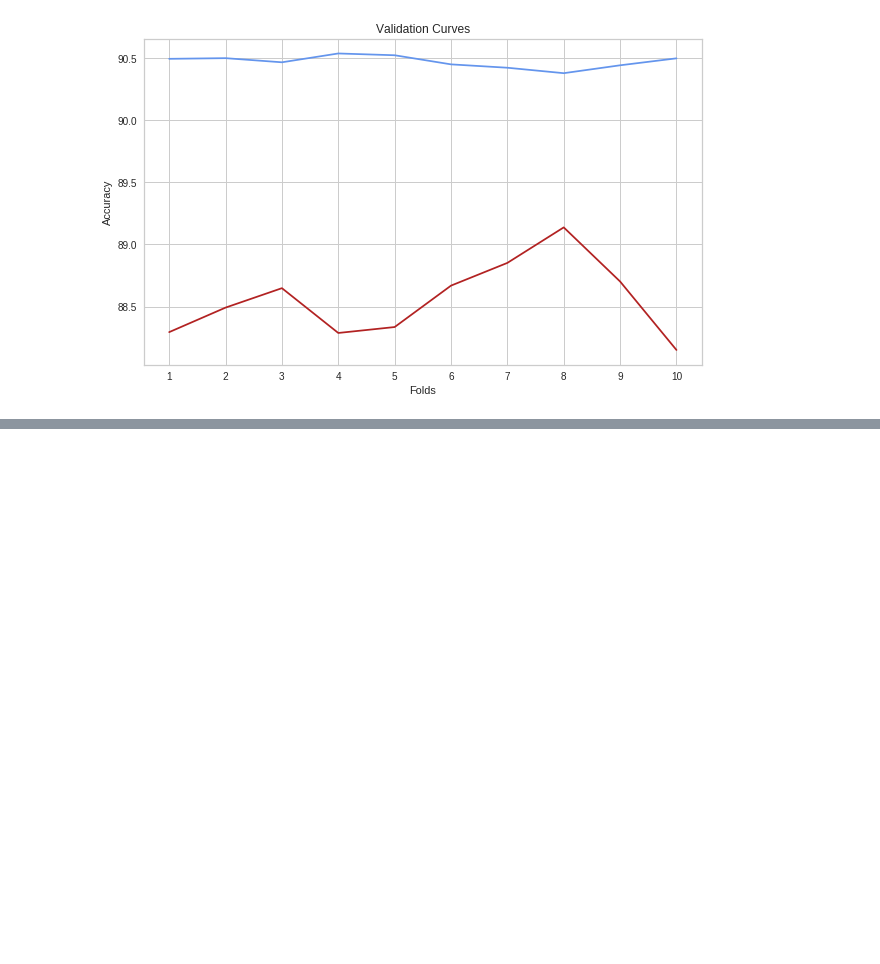
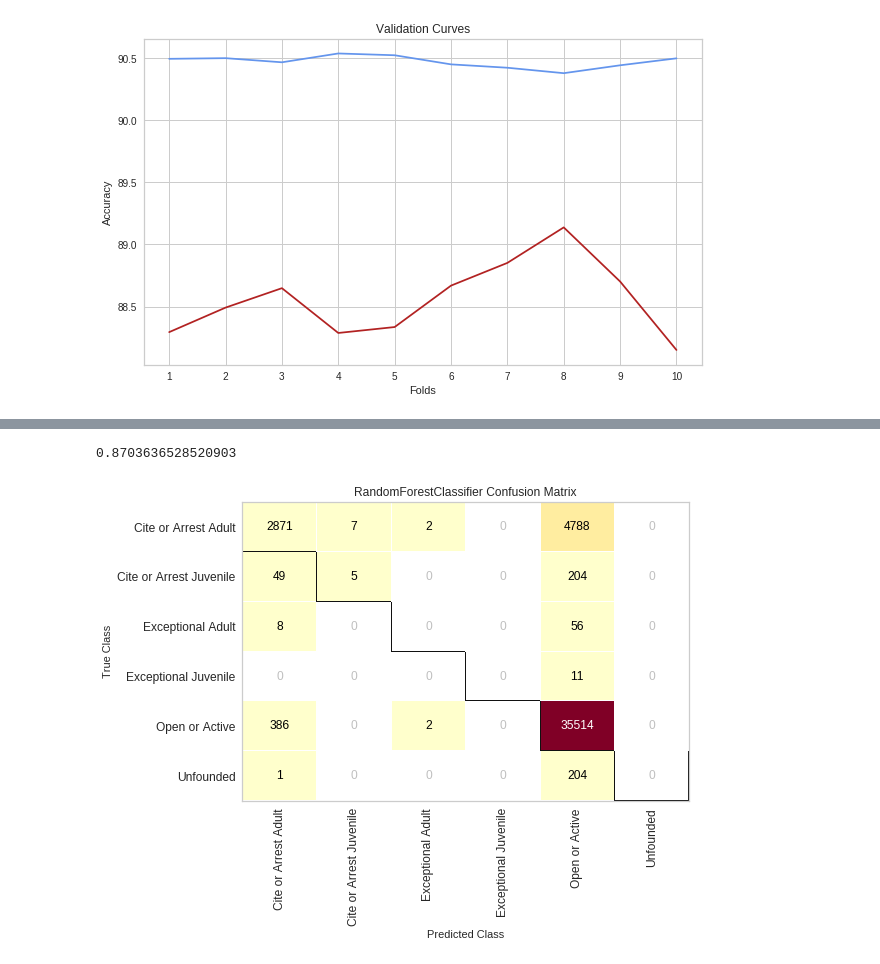
Before and after one commit to doumbiassa/sanfrancisco_crime_reports, a Jupyter notebook: md_sanfrancisco_crime.ipynb, the cells around one changed output, grey strips where cells are left out. Saved outputs shown, nothing was run; the diff lists cells and outputs as text; code cells hidden in the pictures; blank space fills up the shorter version.

```diff
--- a/md_sanfrancisco_crime.ipynb
+++ b/md_sanfrancisco_crime.ipynb
@@ -707,9 +656,23 @@ pca = PCA(n_components=10)
 X_pca = pca.fit_transform(X)
 X_pca = pd.DataFrame(X_pca)
 # %%
-X_train, X_test, y_train, y_test = train_test_split(X_pca,y,test_size = .3, random_state = 212)
+X_pca_train, X__pca_test, y_pca_train, y_pca_test = train_test_split(X_pca,y,test_size = .3, random_state = 212)
 # %%
-clf_RF_weights.fit(X_train,y_train)
-y_hat = clf_RF_weights.predict(X_test)
-acc = accuracy_score(y_test,y_hat)
+clf_RF_weights.fit(X_pca_train,y_pca_train)
+y_pca_hat = clf_RF_weights.predict(X_pca_test)
+acc = accuracy_score(y_pca_test,y_hat)
 print(acc)
+# %% [output]
+0.8703636528520903
+# %%
+cm = ConfusionMatrix(clf_RF_weights)
+
+# To create the ConfusionMatrix, we need some test data. Score runs predict() on the data
+# and then creates the confusion_matrix from scikit-learn.
+cm.score(X_test, y_test)
+
+# How did we do?
+plt.savefig('figures/CM2.png')
+cm.poof()
+# %% [output]
+[figure, added]
```
Also changed, not shown: parts of 8 cells of this notebook.
